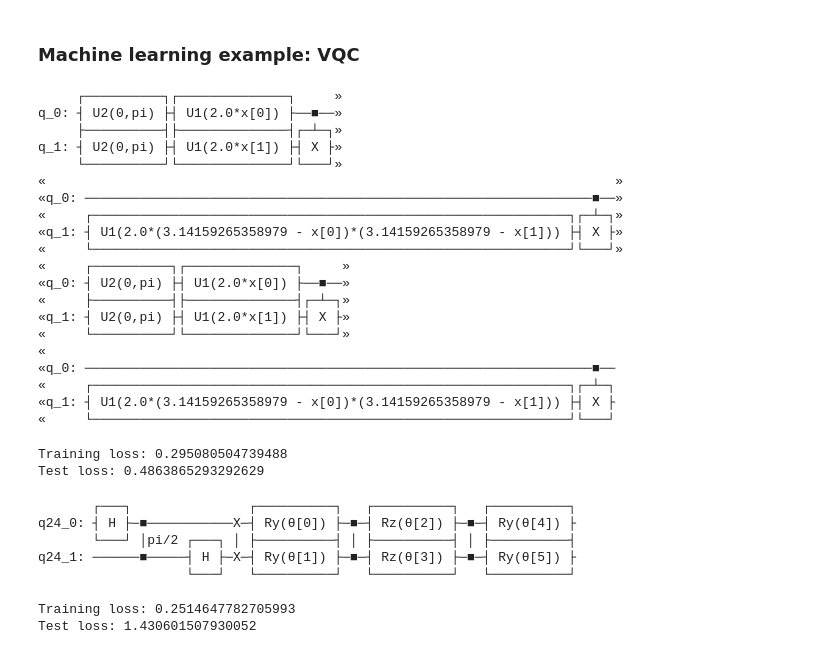
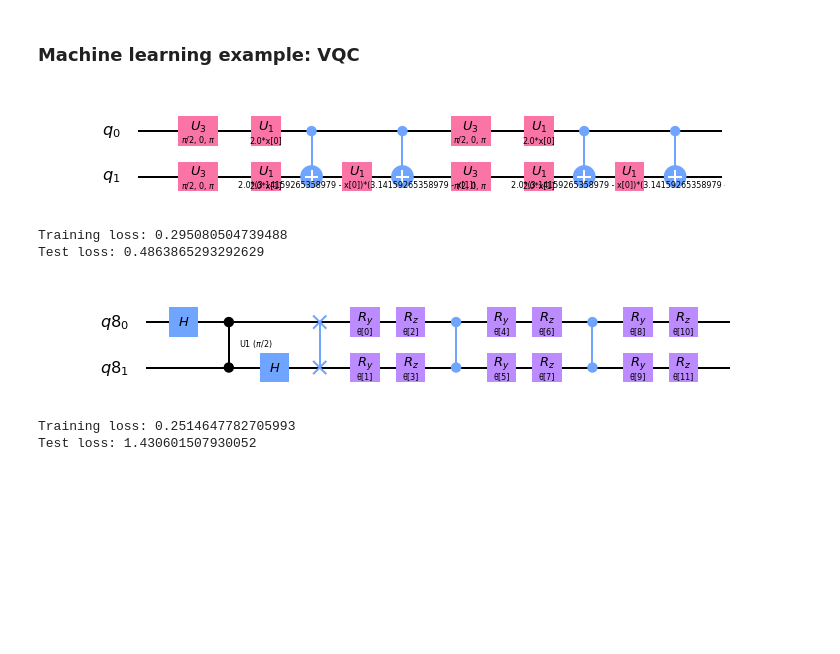
Before and after one commit to Cryoris/notebooks, a Jupyter notebook: Circuit Library Demo.ipynb, the cells around one changed output. Saved outputs shown, nothing was run; the diff lists cells and outputs as text; code cells hidden in the pictures; blank space fills up the shorter version.

```diff
--- a/Circuit Library Demo.ipynb
+++ b/Circuit Library Demo.ipynb
@@ -120,29 +104,10 @@ seed_simulator, seed_transpiler = 981, 74
 # %%
 from qiskit.circuit.library import SecondOrderExpansion
 feature_map = SecondOrderExpansion(feature_dimension=feature_dimension, depth=2)  # Havlicek et al., Nature Cover
-# %%
-print(feature_map)
-# %% [output]
-     ┌──────────┐┌──────────────┐     »
-q_0: ┤ U2(0,pi) ├┤ U1(2.0*x[0]) ├──■──»
-     ├──────────┤├──────────────┤┌─┴─┐»
-q_1: ┤ U2(0,pi) ├┤ U1(2.0*x[1]) ├┤ X ├»
-     └──────────┘└──────────────┘└───┘»
-«                                                                         »
-«q_0: ─────────────────────────────────────────────────────────────────■──»
-«     ┌─────────────────────────────────────────────────────────────┐┌─┴─┐»
-«q_1: ┤ U1(2.0*(3.14159265358979 - x[0])*(3.14159265358979 - x[1])) ├┤ X ├»
-«     └─────────────────────────────────────────────────────────────┘└───┘»
-«     ┌──────────┐┌──────────────┐     »
-«q_0: ┤ U2(0,pi) ├┤ U1(2.0*x[0]) ├──■──»
-«     ├──────────┤├──────────────┤┌─┴─┐»
-«q_1: ┤ U2(0,pi) ├┤ U1(2.0*x[1]) ├┤ X ├»
-«     └──────────┘└──────────────┘└───┘»
-«
-«q_0: ─────────────────────────────────────────────────────────────────■──
-«     ┌─────────────────────────────────────────────────────────────┐┌─┴─┐
-«q_1: ┤ U1(2.0*(3.14159265358979 - x[0])*(3.14159265358979 - x[1])) ├┤ X ├
-«     └─────────────────────────────────────────────────────────────┘└───┘
+# %%
+feature_map.draw(putput='mpl')
+# %% [output]
+[figure, added]
 # %%
 varform = RYRZ(num_qubits=feature_map.num_qubits, reps=2)
 # %%
@@ -158,14 +123,10 @@ Test loss: 0.4863865293292629
 from qiskit.circuit.library import QFT
 # %%
 varform = QFT(2) + RYRZ(2, reps=2)
-# %%
-print(varform.draw())
-# %% [output]
-       ┌───┐               ┌──────────┐   ┌──────────┐   ┌──────────┐
-q24_0: ┤ H ├─■───────────X─┤ Ry(θ[0]) ├─■─┤ Rz(θ[2]) ├─■─┤ Ry(θ[4]) ├
-       └───┘ │pi/2 ┌───┐ │ ├──────────┤ │ ├──────────┤ │ ├──────────┤
-q24_1: ──────■─────┤ H ├─X─┤ Ry(θ[1]) ├─■─┤ Rz(θ[3]) ├─■─┤ Ry(θ[5]) ├
-                   └───┘   └──────────┘   └──────────┘   └──────────┘
+# %%
+varform.draw(output='mpl')
+# %% [output]
+[figure, added]
 # %%
 vqc = VQC(optimizer, feature_map, varform, training_data, test_data)
 result = vqc.run(backend, seed_simulator=seed_simulator, seed_transpiler=seed_transpiler)
```
Also changed, not shown: parts of 3 cells of this notebook.
